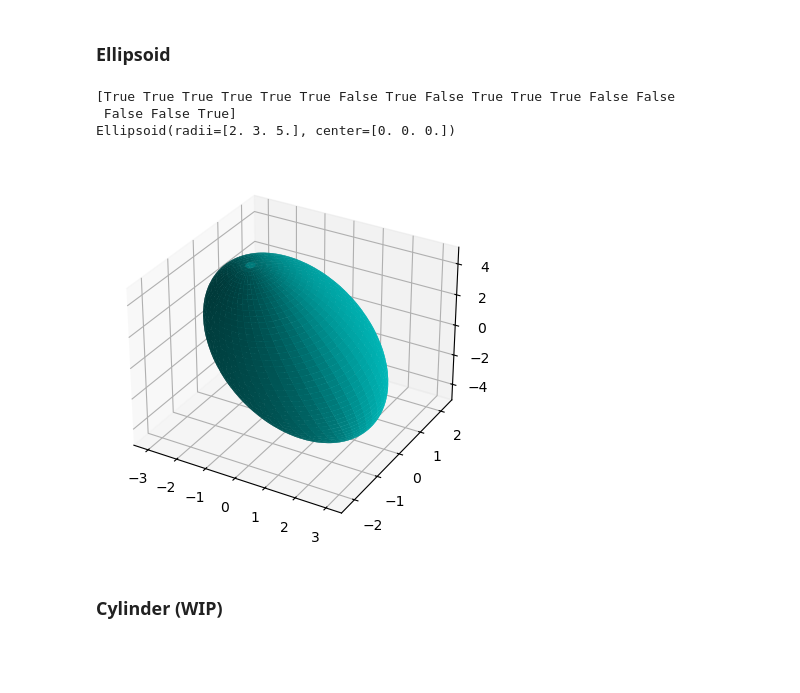
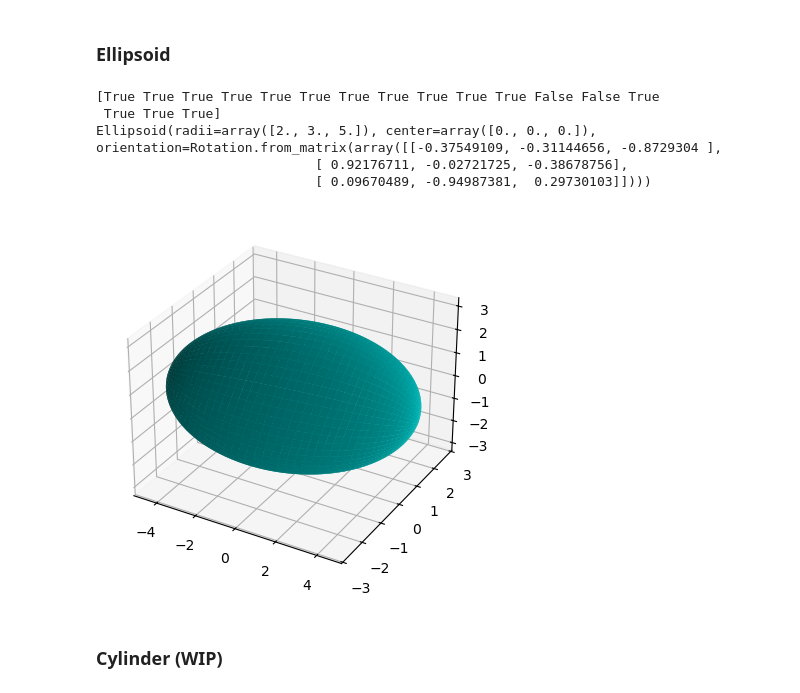
Before and after one commit to StephMcCallum/mupt-examples, a Jupyter notebook: mupt-shapes-demo.ipynb, the cells around one changed output. Drawn from its saved outputs; the diff is of its cells as text; code cells hidden in the pictures; blank space fills up the shorter version.

Commit message:
Updated shapes demo to use new rigid transform interface

```diff
--- a/mupt-shapes-demo.ipynb
+++ b/mupt-shapes-demo.ipynb
@@ -1,5 +1,15 @@
 # %% [markdown]
 # For showing off the various Shapes associable with Primitives
+# %%
+import numpy as np
+from scipy.spatial.transform import Rotation, RigidTransform
+
+def random_isometry(centered : bool=False) -> RigidTransform:
+    """Generate a random rigid transformation"""
+    return RigidTransform.from_components(
+        translation=np.zeros(3, dtype=float) if centered else np.random.rand(3),
+        rotation=Rotation.random(),
+    )
 # %% [markdown]
 ## Defining instance of each Shape
 # %% [markdown]
@@ -59,22 +55,26 @@ def random_affine_rotation() -> np.ndarray[tuple[Literal[4], Literal[4]], float]
 # %%
 import matplotlib.pyplot as plt
 from mupt.geometry.shapes import Ellipsoid
 
 
-ellipsoid = Ellipsoid.from_axis_lengths_and_center(2, 3, 5)
-ellipsoid = ellipsoid.affine_transformation(random_affine_rotation())
+ellipsoid = Ellipsoid.from_axis_lengths_and_transform(
+    2, 3, 5,
+    transform=random_isometry(centered=True),
+)
 print(ellipsoid.contains(points))
 
 fig = plt.figure()
 ax = fig.add_subplot(projection='3d')
 _ = ax.plot_surface(*ellipsoid.surface_mesh(100, 100).T, color='c')
 
 print(ellipsoid)
 # %% [output]
-[True True True True True True False True False True True True False False
- False False True]
-Ellipsoid(radii=[2. 3. 5.], center=[0. 0. 0.])
+[True True True True True True True True True True True False False True
+ True True True]
+Ellipsoid(radii=array([2., 3., 5.]), center=array([0., 0., 0.]), orientation=Rotation.from_matrix(array([[-0.37549109, -0.31144656, -0.8729304 ],
+                            [ 0.92176711, -0.02721725, -0.38678756],
+                            [ 0.09670489, -0.94987381,  0.29730103]])))
-[figure, old version]
+[figure, new version]
 # %% [markdown]
 ### Cylinder (WIP)
 # %%
```
Also changed, not shown: parts of 4 cells of this notebook, 3 other files.
